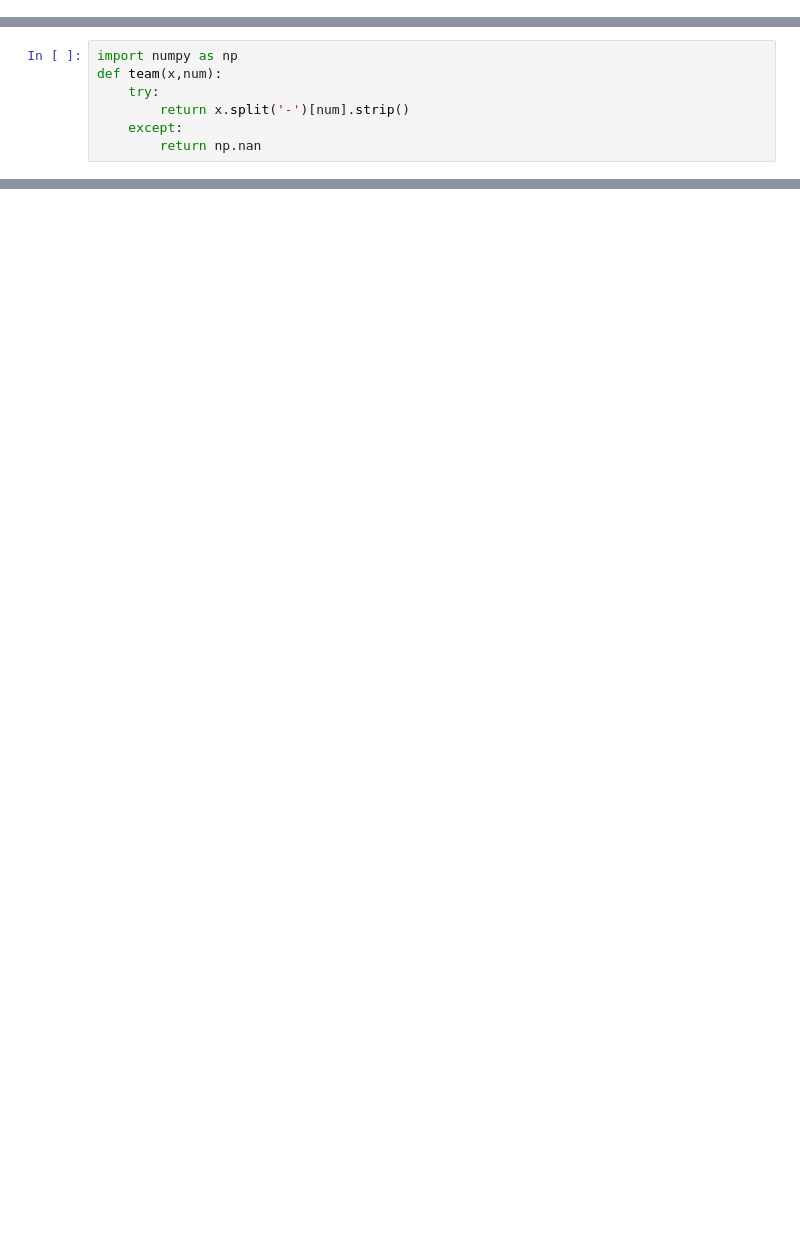
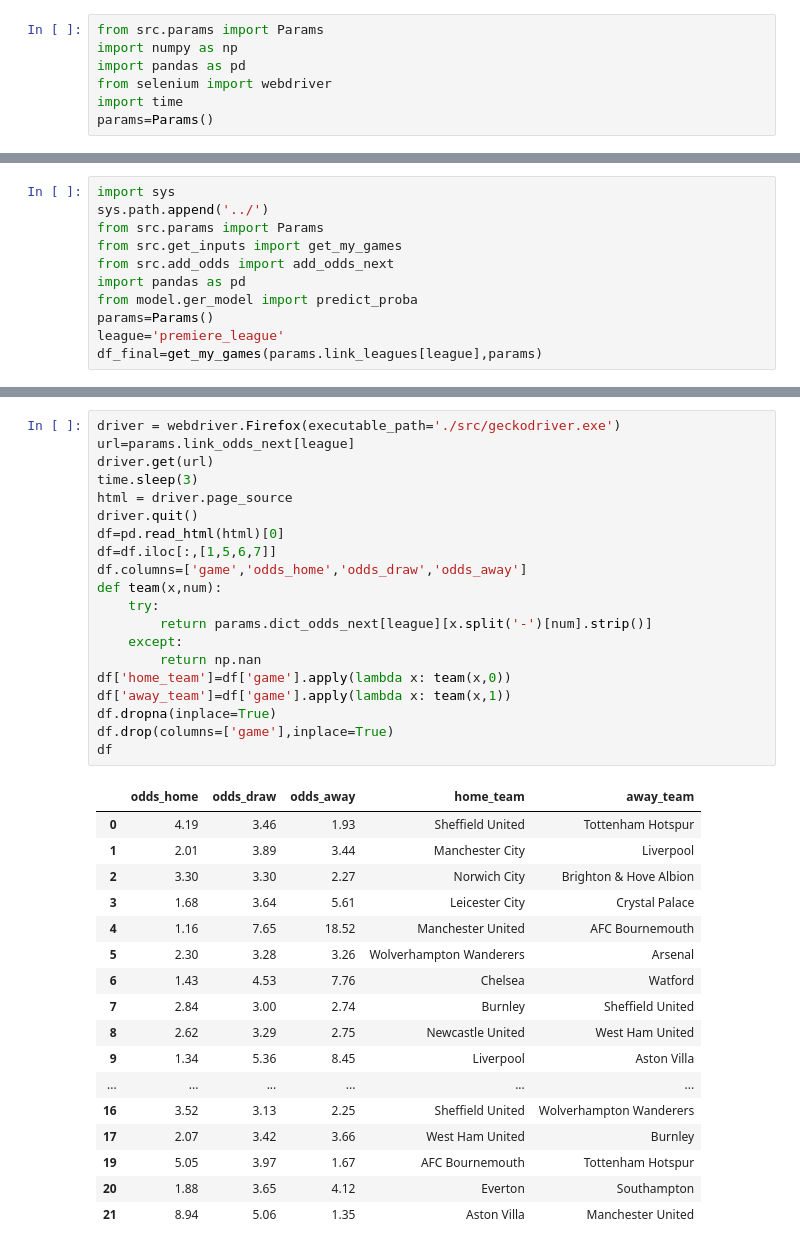
Before and after one commit to luisgzaparolli/betmachine, a Jupyter notebook: Untitled.ipynb, the cells around one changed output, grey strips where cells are left out. Drawn from its saved outputs; the diff is of its cells as text; blank space fills up the shorter version.

```diff
--- a/Untitled.ipynb
+++ b/Untitled.ipynb
@@ -0,0 +1,7 @@
+# %%
+from src.params import Params
+import numpy as np
+import pandas as pd
+from selenium import webdriver
+import time
+params=Params()
@@ -10,0 +57,11 @@ driver.quit()
+# %%
+import sys
+sys.path.append('../')
+from src.params import Params
+from src.get_inputs import get_my_games
+from src.add_odds import add_odds_next
+import pandas as pd
+from model.ger_model import predict_proba
+params=Params()
+league='premiere_league'
+df_final=get_my_games(params.link_leagues[league],params)
@@ -30,7 +95,0 @@ Name: game, Length: 343, dtype: object
-# %%
-import numpy as np
-def team(x,num):
-    try:
-        return x.split('-')[num].strip()
-    except:
-        return np.nan
@@ -256,0 +96,38 @@ def get_info_streamlit(df,url):
+# %%
+driver = webdriver.Firefox(executable_path='./src/geckodriver.exe')
+url=params.link_odds_next[league]
+driver.get(url)
+time.sleep(3)
+html = driver.page_source
+driver.quit()
+df=pd.read_html(html)[0]
+df=df.iloc[:,[1,5,6,7]]
+df.columns=['game','odds_home','odds_draw','odds_away']
+def team(x,num):
+    try:
+        return params.dict_odds_next[league][x.split('-')[num].strip()]
+    except:
+        return np.nan
+df['home_team']=df['game'].apply(lambda x: team(x,0))
+df['away_team']=df['game'].apply(lambda x: team(x,1))
+df.dropna(inplace=True)
+df.drop(columns=['game'],inplace=True)
+df
+# %% [output]
+|  | odds_home | odds_draw | odds_away | home_team | away_team |
+| 0 | 4.19 | 3.46 | 1.93 | Sheffield United | Tottenham Hotspur |
+| 1 | 2.01 | 3.89 | 3.44 | Manchester City | Liverpool |
+| 2 | 3.30 | 3.30 | 2.27 | Norwich City | Brighton & Hove Albion |
+| 3 | 1.68 | 3.64 | 5.61 | Leicester City | Crystal Palace |
+| 4 | 1.16 | 7.65 | 18.52 | Manchester United | AFC Bournemouth |
+| 5 | 2.30 | 3.28 | 3.26 | Wolverhampton Wanderers | Arsenal |
+| 6 | 1.43 | 4.53 | 7.76 | Chelsea | Watford |
+| 7 | 2.84 | 3.00 | 2.74 | Burnley | Sheffield United |
+| 8 | 2.62 | 3.29 | 2.75 | Newcastle United | West Ham United |
+| 9 | 1.34 | 5.36 | 8.45 | Liverpool | Aston Villa |
+| ... | ... | ... | ... | ... | ... |
+| 16 | 3.52 | 3.13 | 2.25 | Sheffield United | Wolverhampton Wanderers |
+| 17 | 2.07 | 3.42 | 3.66 | West Ham United | Burnley |
+| 19 | 5.05 | 3.97 | 1.67 | AFC Bournemouth | Tottenham Hotspur |
+| 20 | 1.88 | 3.65 | 4.12 | Everton | Southampton |
+| 21 | 8.94 | 5.06 | 1.35 | Aston Villa | Manchester United |
```
Also changed, not shown: parts of 16 cells of this notebook, 14 other files.
